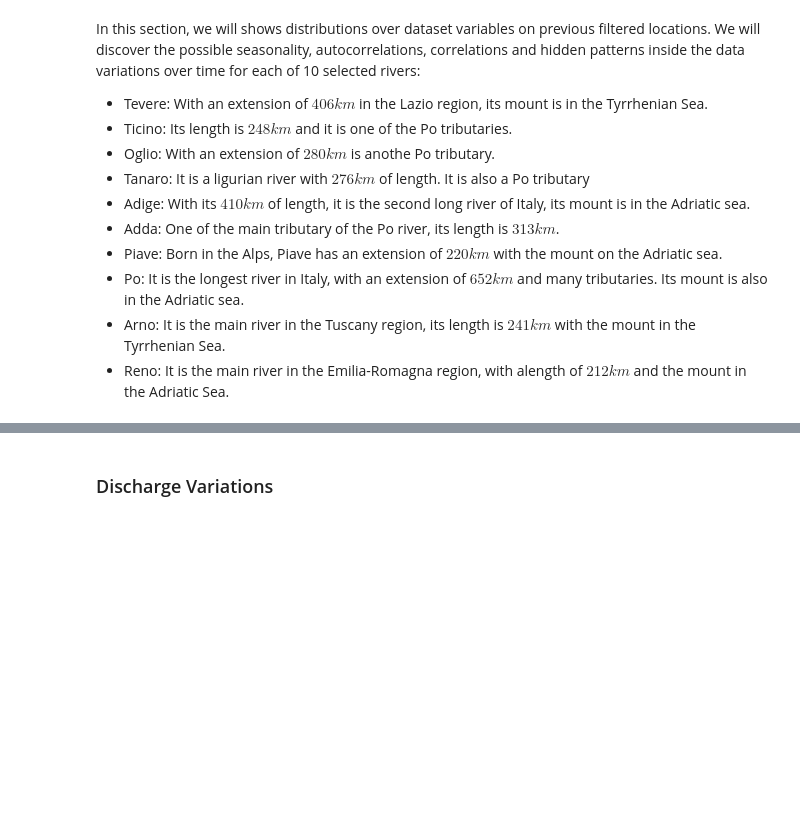
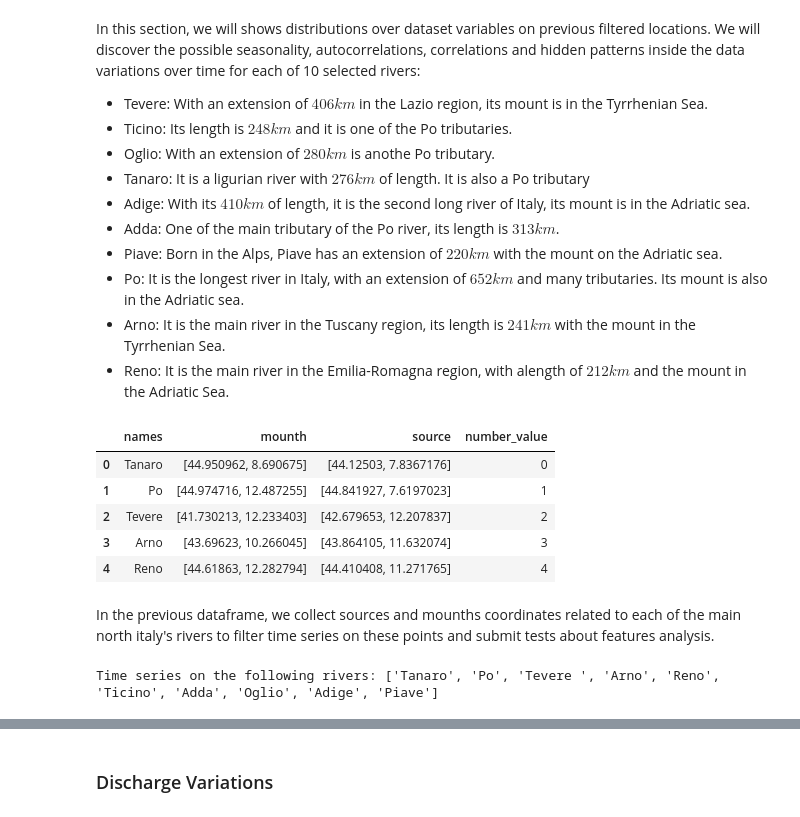
Before and after one commit to kode-git/copernicus, a Jupyter notebook: notebooks/data_analysis.ipynb, the cells around one changed output, grey strips where cells are left out. Cells and saved outputs as stored; diff of their text form; code cells hidden in the pictures; blank space fills up the shorter version.

```diff
--- a/notebooks/data_analysis.ipynb
+++ b/notebooks/data_analysis.ipynb
@@ -206,3 +207,40 @@ In this section, we will shows distributions over dataset variables on previous
 - Po: It is the longest river in Italy, with an extension of $652 km $ and many tributaries. Its mount is also in the Adriatic sea.
 - Arno: It is the main river in the Tuscany region, its length is $ 241 km $ with the mount in the Tyrrhenian Sea.
 -  Reno: It is the main river in the Emilia-Romagna region, with alength of $ 212 km $ and the mount in the Adriatic Sea.
+# %%
+import json
+datasource = json.load(open('../samples/source_mounth.json', 'r'))
+sources_rivers = []
+names = []
+mounths_rivers = []
+italy_sources_mounths = pd.DataFrame()
+for key in datasource.keys():
+    sources_rivers.append(datasource[key]['source'])
+    mounths_rivers.append(datasource[key]['mounth'])
+    names.append(key)
+
+italy_sources_mounths['names'] = names
+italy_sources_mounths['mounth'] = mounths_rivers
+italy_sources_mounths['source'] = sources_rivers
+italy_sources_mounths['number_value'] = [i for i in range(0, len(italy_sources_mounths))]
+italy_sources_mounths.head()
+# %% [output]
+|  | names | mounth | source | number_value |
+| 0 | Tanaro | [44.950962, 8.690675] | [44.12503, 7.8367176] | 0 |
+| 1 | Po | [44.974716, 12.487255] | [44.841927, 7.6197023] | 1 |
+| 2 | Tevere | [41.730213, 12.233403] | [42.679653, 12.207837] | 2 |
+| 3 | Arno | [43.69623, 10.266045] | [43.864105, 11.632074] | 3 |
+| 4 | Reno | [44.61863, 12.282794] | [44.410408, 11.271765] | 4 |
+# %% [markdown]
+In the previous dataframe, we collect sources and mounths coordinates related to each of the main north italy's rivers to filter time series on these points and submit tests about features analysis.
+# %%
+sources = {}
+mounths = {}
+names = list(italy_sources_mounths.names)
+print("Time series on the following rivers: {}".format(names))
+for i in range(len(italy_sources_mounths)):
+    name = names[i]
+    sources[name] = rivers[rivers['coords'] == tuple(italy_sources_mounths['source'][i])]
+    mounths[name] = rivers[rivers['coords'] == tuple(italy_sources_mounths['mounth'][i])]
+# %% [output]
+Time series on the following rivers: ['Tanaro', 'Po', 'Tevere ', 'Arno', 'Reno', 'Ticino', 'Adda', 'Oglio', 'Adige', 'Piave']
```
Also changed, not shown: parts of 25 cells of this notebook.
